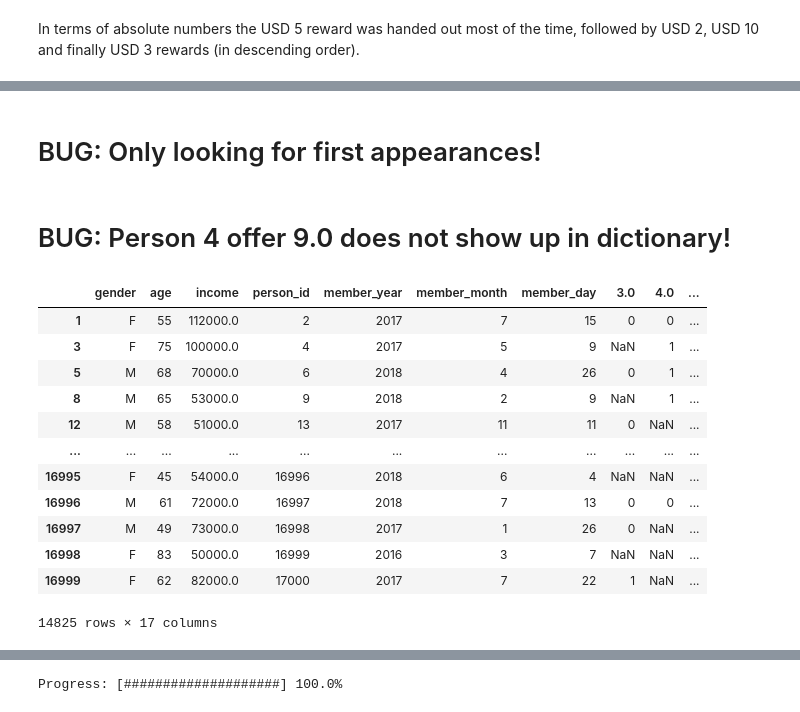
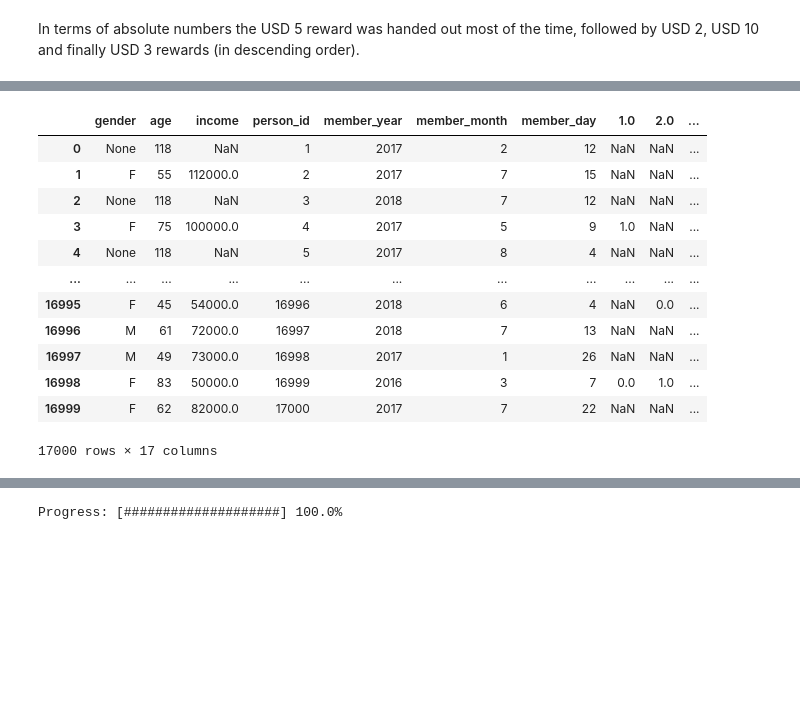
Before and after one commit to sandramuschkorgel/Udacity_DSND_Starbucks, a Jupyter notebook: Starbucks_Capstone_Challenge.ipynb, the cells around one changed output, grey strips where cells are left out. Drawn from its saved outputs; the diff is of its cells as text; code cells hidden in the pictures; blank space fills up the shorter version.

```diff
--- a/Starbucks_Capstone_Challenge.ipynb
+++ b/Starbucks_Capstone_Challenge.ipynb
@@ -417,3 +449,0 @@ We cannot map the *value* column offer ids directly since they are stored as par
-# %%
-profile_less = profile_clean.drop(profile_clean[profile_clean.gender.notnull()].index)
-profile_clean.drop(profile_clean[profile_clean.gender.isnull()].index, inplace=True)
@@ -457,7 +459,5 @@ Transform data types: *gender* object &rarr; categorical and *became_member_on*
 
 ##### Code
-# %%
-profile_clean['gender'] = profile_clean['gender'].astype('category')
 # %%
 profile_clean.became_member_on = profile_clean.became_member_on.astype(str)
 profile_clean['member_year'] = profile_clean.became_member_on.str.slice(0, 4).astype(int)
@@ -849,49 +943,55 @@ def user_offer_dict(user_id):
 
     transactions = transcript_clean[transcript_clean.person_id == user_id]
     # Offers a user has received
-    received = set(transactions[transactions.event == 'offer received']['offer_id'].values)
+    received = list(transactions[transactions.event == 'offer received']['offer_id'].values)
 
-    user_offer_dict = {1.0:np.nan, 2.0:np.nan, 3.0:np.nan, 4.0:np.nan, 5.0:np.nan,
-                       6.0:np.nan, 7.0:np.nan, 8.0:np.nan, 9.0:np.nan, 10.0:np.nan}
+    user_offer_dict = {1.:np.nan, 2.:np.nan, 3.:np.nan, 4.:np.nan, 5.:np.nan,
+                       6.:np.nan, 7.:np.nan, 8.:np.nan, 9.:np.nan, 10.:np.nan}
 
     for offer in received:
         # Put all events associated with that offer id into a list
         event_order = transactions[transactions.offer_id == offer]['event'].values.tolist()
 
-        if ((offer == 3.0) | (offer == 8.0)) & (len(event_order) == 2):
+        # Informational offers
+        if (offer == 3. or offer == 8.) and (event_order.count('offer viewed') > 0):
             user_offer_dict[offer] = 1
-        elif (len(event_order) >= 3) & ('offer completed' in event_order) & ('offer viewed' in event_order):
+
+        # Discount and bogo offers
+        elif (len(event_order) > 2) and ('offer completed' in event_order) and ('offer viewed' in event_order):
             if (event_order.index('offer completed') - event_order.index('offer viewed') >= 0):
                 user_offer_dict[offer] = 1
+            else:
+                user_offer_dict[offer] = 0
+
         else:
             user_offer_dict[offer] = 0
 
     return user_offer_dict
-# %% [markdown]
-# BUG: Only looking for first appearances!
-# %% [markdown]
-# BUG: Person 4 offer 9.0 does not show up in dictionary!
 # %%
 users = profile_clean.person_id.values
 offers = np.arange(1.0, 11.0)
 # %%
+# Store profile_clean copy in new df
+user_offer_df = profile_clean.copy()
+
+# Go through every user and add the user-offer pair values to df
 for user in users:
     user_dict = user_offer_dict(user)
-    user_idx = profile_clean[profile_clean.person_id == user].index
-    profile_clean.loc[user_idx, user_dict.keys()] = user_dict.values()
+    user_idx = user_offer_df[user_offer_df.person_id == user].index
+    user_offer_df.loc[user_idx, user_dict.keys()] = user_dict.values()
 # %%
-profile_clean
+user_offer_df
 # %% [output]
-|  | gender | age | income | person_id | member_year | member_month | member_day | 3.0 | 4.0 | ... |
-| 1 | F | 55 | 112000.0 | 2 | 2017 | 7 | 15 | 0 | 0 | ... |
-| 3 | F | 75 | 100000.0 | 4 | 2017 | 5 | 9 | NaN | 1 | ... |
-| 5 | M | 68 | 70000.0 | 6 | 2018 | 4 | 26 | 0 | 1 | ... |
-| 8 | M | 65 | 53000.0 | 9 | 2018 | 2 | 9 | NaN | 1 | ... |
-| 12 | M | 58 | 51000.0 | 13 | 2017 | 11 | 11 | 0 | NaN | ... |
+|  | gender | age | income | person_id | member_year | member_month | member_day | 1.0 | 2.0 | ... |
+| 0 | None | 118 | NaN | 1 | 2017 | 2 | 12 | NaN | NaN | ... |
+| 1 | F | 55 | 112000.0 | 2 | 2017 | 7 | 15 | NaN | NaN | ... |
+| 2 | None | 118 | NaN | 3 | 2018 | 7 | 12 | NaN | NaN | ... |
+| 3 | F | 75 | 100000.0 | 4 | 2017 | 5 | 9 | 1.0 | NaN | ... |
+| 4 | None | 118 | NaN | 5 | 2017 | 8 | 4 | NaN | NaN | ... |
 | ... | ... | ... | ... | ... | ... | ... | ... | ... | ... | ... |
-| 16995 | F | 45 | 54000.0 | 16996 | 2018 | 6 | 4 | NaN | NaN | ... |
-| 16996 | M | 61 | 72000.0 | 16997 | 2018 | 7 | 13 | 0 | 0 | ... |
-| 16997 | M | 49 | 73000.0 | 16998 | 2017 | 1 | 26 | 0 | NaN | ... |
-| 16998 | F | 83 | 50000.0 | 16999 | 2016 | 3 | 7 | NaN | NaN | ... |
-| 16999 | F | 62 | 82000.0 | 17000 | 2017 | 7 | 22 | 1 | NaN | ... |
+| 16995 | F | 45 | 54000.0 | 16996 | 2018 | 6 | 4 | NaN | 0.0 | ... |
+| 16996 | M | 61 | 72000.0 | 16997 | 2018 | 7 | 13 | NaN | NaN | ... |
+| 16997 | M | 49 | 73000.0 | 16998 | 2017 | 1 | 26 | NaN | NaN | ... |
+| 16998 | F | 83 | 50000.0 | 16999 | 2016 | 3 | 7 | 0.0 | 1.0 | ... |
+| 16999 | F | 62 | 82000.0 | 17000 | 2017 | 7 | 22 | NaN | NaN | ... |
-14825 rows × 17 columns
+17000 rows × 17 columns
```
Also changed, not shown: parts of 116 cells of this notebook.
